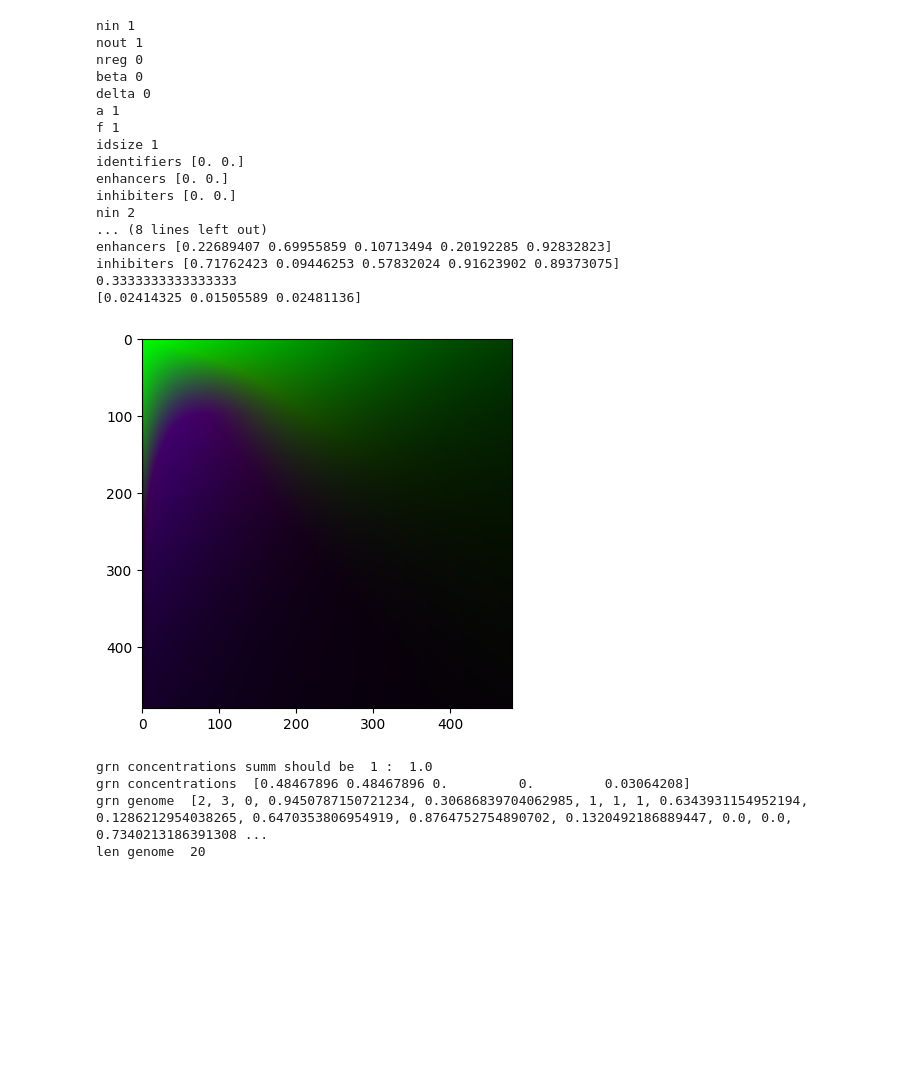
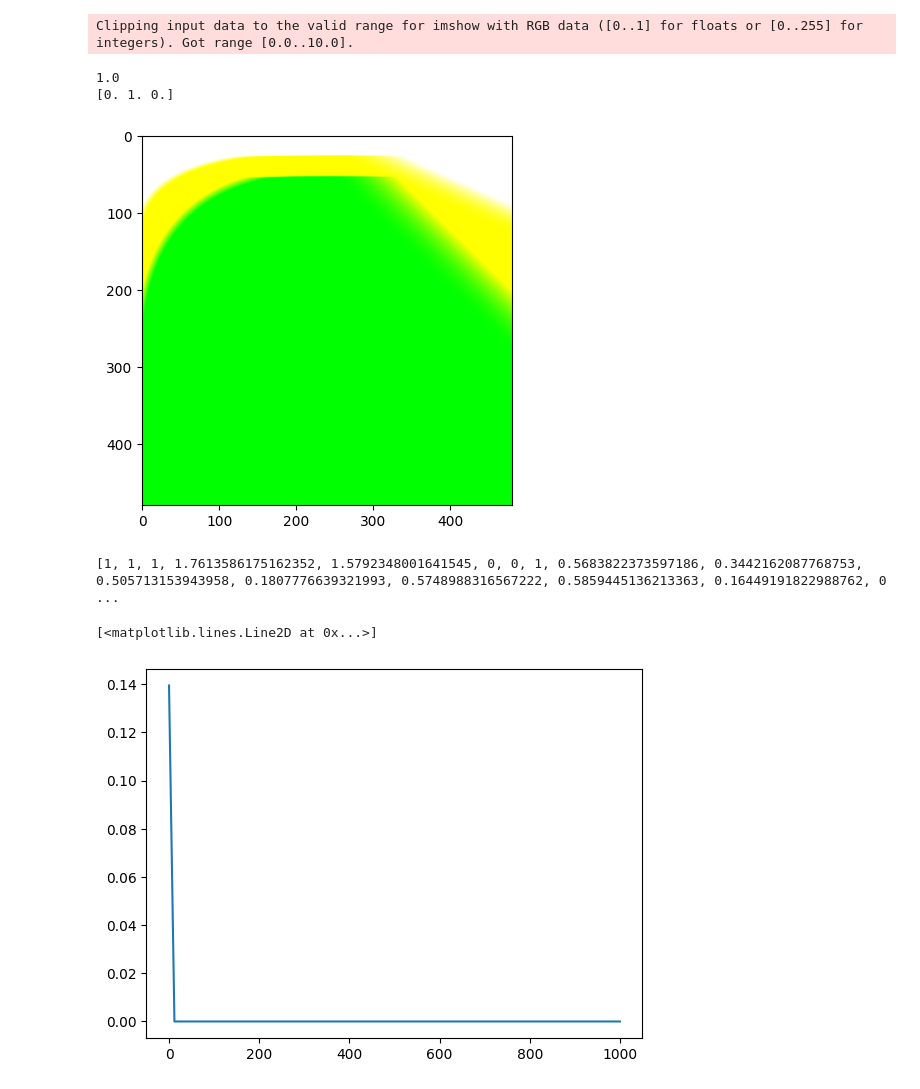
Before and after one commit to joaoMartinSaquet/AGRN, a Jupyter notebook: test.ipynb, the cells around one changed output. Saved outputs shown, nothing was run; the diff lists cells and outputs as text; code cells hidden in the pictures; blank space fills up the shorter version.

Commit message:
fix step mismatch and stest with simple GA, start of grneat

```diff
--- a/test.ipynb
+++ b/test.ipynb
@@ -1,62 +1,69 @@
 # %%
 import grn
 import numpy as np
 import matplotlib.pyplot as plt
 
 
 g = grn.GRN()
 nin = 2
 nout = 3
-
-g.random(nin=nin, nout=nout, nreg=0)
+nreg = 1
+g.random(nin=nin, nout=nout, nreg=2)
 
 N = 480
 
 
 matrix = np.zeros((N,N,3))
-
+g.step(25)
 for i in range(N):
     for j in range(N):
         g.set_input([i/N, j/N])
         g.step()
         out = g.get_output()
         # if max(out) > 1:
         #     print("wtf")
         # print(out)
         matrix[i][j] = out
 
 
-print(np.max(matrix[0][0]))
-plt.imshow(matrix)
+print(np.max(matrix))
+plt.imshow(matrix*10)
 
 print(out)
-plt.savefig("test.png")
+# plt.savefig("test.png")
 # %% [output]
-nin 1
-nout 1
-nreg 0
-beta 0
-delta 0
-a 1
-f 1
-idsize 1
-identifiers [0. 0.]
-enhancers [0. 0.]
-inhibiters [0. 0.]
-nin 2
-... (8 lines left out)
-enhancers [0.22689407 0.69955859 0.10713494 0.20192285 0.92832823]
-inhibiters [0.71762423 0.09446253 0.57832024 0.91623902 0.89373075]
-0.3333333333333333
-[0.02414325 0.01505589 0.02481136]
+Clipping input data to the valid range for imshow with RGB data ([0..1] for floats or [0..255] for integers). Got range [0.0..10.0].
+1.0
+[0. 1. 0.]
-[figure, old version]
+[figure, new version]
+# %%
+from grn import GRN
+import matplotlib.pyplot as plt
+g = GRN(nin=1, nout=1, nreg=1, a=0, f=0)
+
+print(g.genome)
+g.reset()
+
+g.step(nsteps=25)
+
+outputs = []
+outputs.append(g.get_output())
+
+
+for i in range(1000):
+    # g.set_input([0.5, 0.5])
+    g.set_input([0.1])
+    g.step()
+    outputs.append(g.get_output())
+    # print(g.concentrations)
+
+plt.plot(outputs)
+# %% [output]
+[1, 1, 1, 1.7613586175162352, 1.5792348001641545, 0, 0, 1, 0.5683822373597186, 0.3442162087768753, 0.505713153943958, 0.1807776639321993, 0.5748988316567222, 0.5859445136213363, 0.16449191822988762, 0 ...
+[<matplotlib.lines.Line2D at 0x...>]
+[figure, added]
 # %%
-print("grn concentrations summ should be  1 : ", np.sum(g.concentrations))
+print("grn concentrations summ should be  1 : ", np.sum(g.concentrations[nin:]))
 print("grn concentrations ", g.concentrations)
 print("grn genome ", g.genome)
 print("len genome ",len(g.genome))
-# %% [output]
-grn concentrations summ should be  1 :  1.0
-grn concentrations  [0.48467896 0.48467896 0.         0.         0.03064208]
-grn genome  [2, 3, 0, 0.9450787150721234, 0.30686839704062985, 1, 1, 1, 0.6343931154952194, 0.1286212954038265, 0.6470353806954919, 0.8764752754890702, 0.1320492186889447, 0.0, 0.0, 0.7340213186391308 ...
-len genome  20
```
Also changed, not shown: parts of 9 cells of this notebook, 28 other files.
